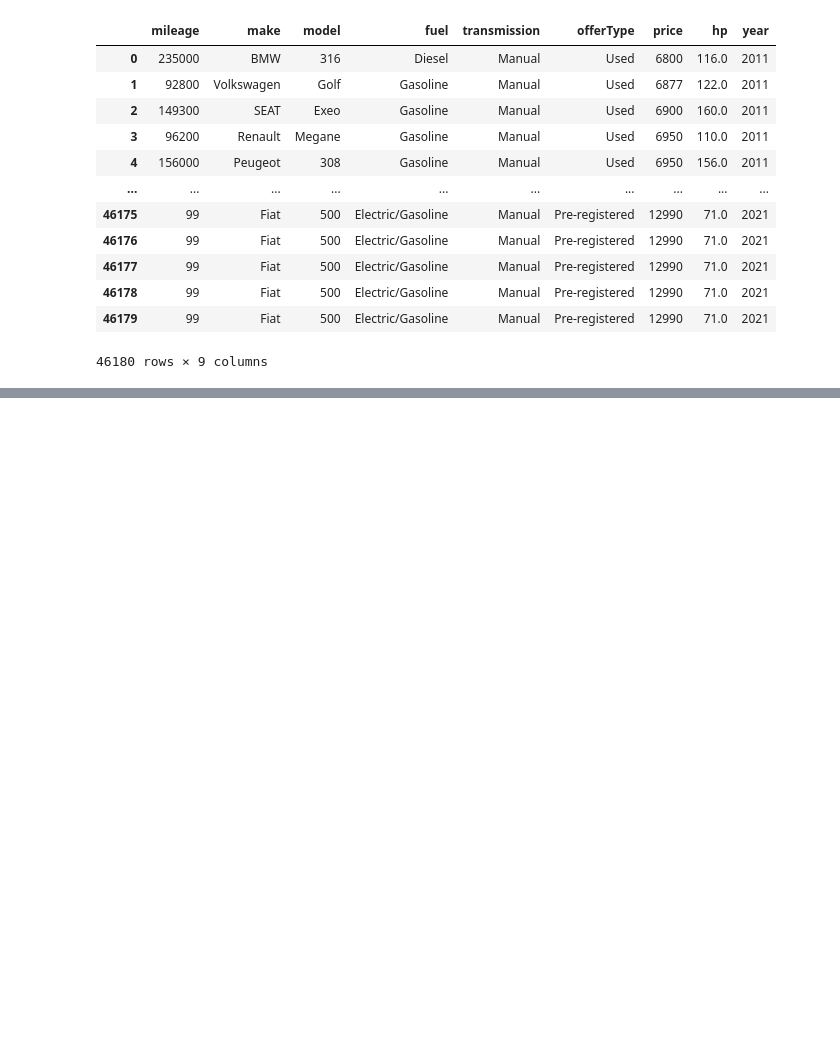
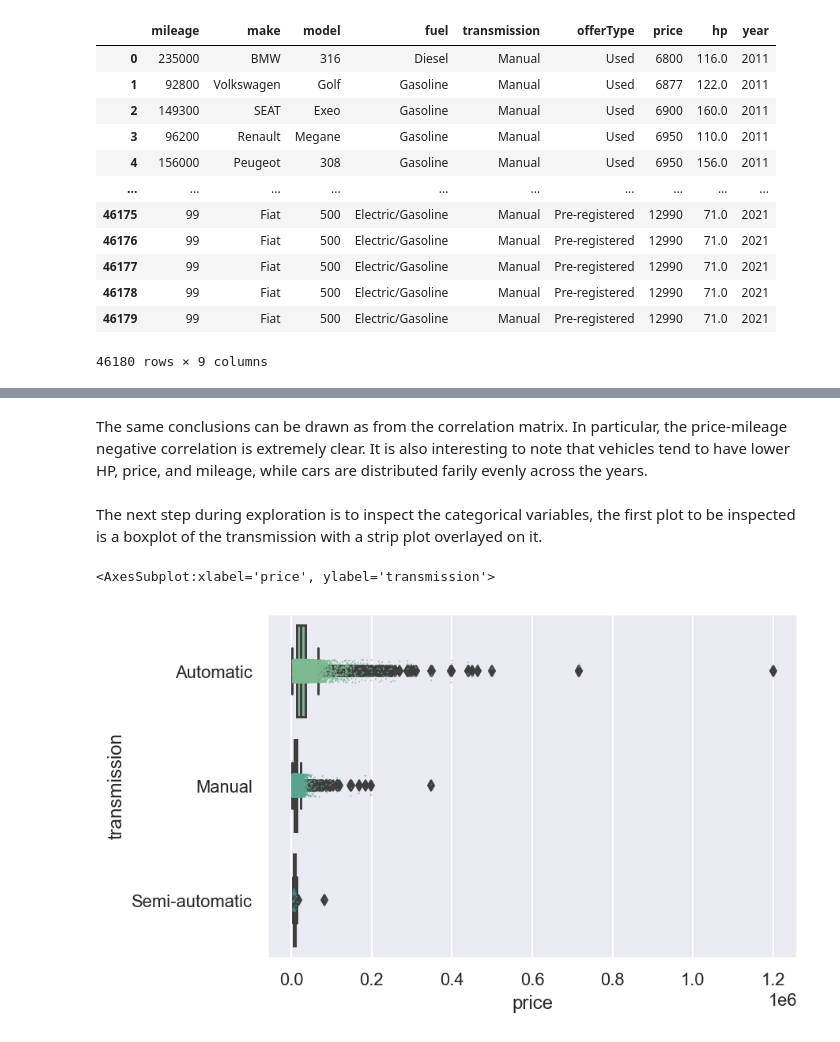
Before and after one commit to jared-p/Data-Analysis-of-German-Car-Marketplace, a Jupyter notebook: analysis/milestone2.ipynb, the cells around one changed output, grey strips where cells are left out. Cells and saved outputs as stored; diff of their text form; code cells hidden in the pictures; blank space fills up the shorter version.

```diff
--- a/analysis/milestone2.ipynb
+++ b/analysis/milestone2.ipynb
@@ -112,0 +206,11 @@ df = load_and_process("../data/raw/autoscout24-germany-dataset.csv")
+# %% [markdown]
+The same conclusions can be drawn as from the correlation matrix. In particular, the price-mileage negative correlation is extremely clear. It is also interesting to note that vehicles tend to have lower HP, price, and mileage, while cars are distributed farily evenly across the years.
+# %% [markdown]
+The next step during exploration is to inspect the categorical variables, the first plot to be inspected is a boxplot of the transmission with a strip plot overlayed on it.
+# %%
+ordered = df.groupby('transmission').median().sort_values('price', ascending=False)["price"].index
+sns.boxplot(y="transmission", x="price", data=df, order = ordered)
+sns.stripplot(y = "transmission", x = "price", data = df, size=1, alpha = 0.7, order = ordered)
+# %% [output]
+<AxesSubplot:xlabel='price', ylabel='transmission'>
+[figure, added]
```
Also changed, not shown: parts of 22 cells of this notebook, 1 other file.
